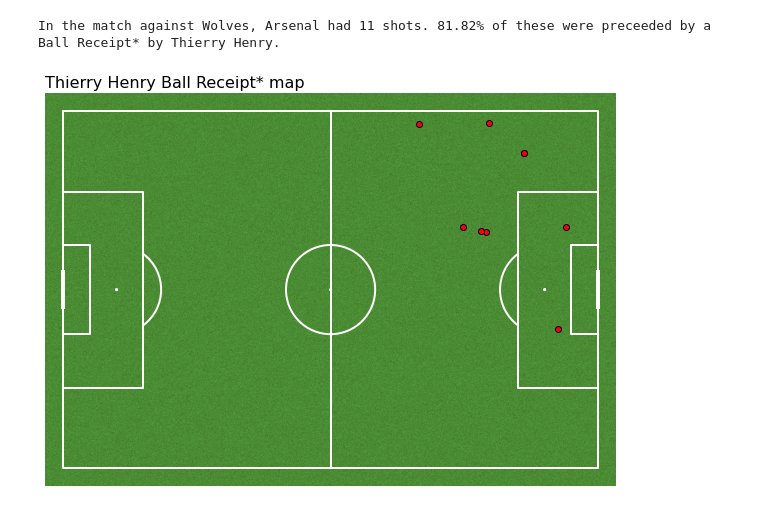
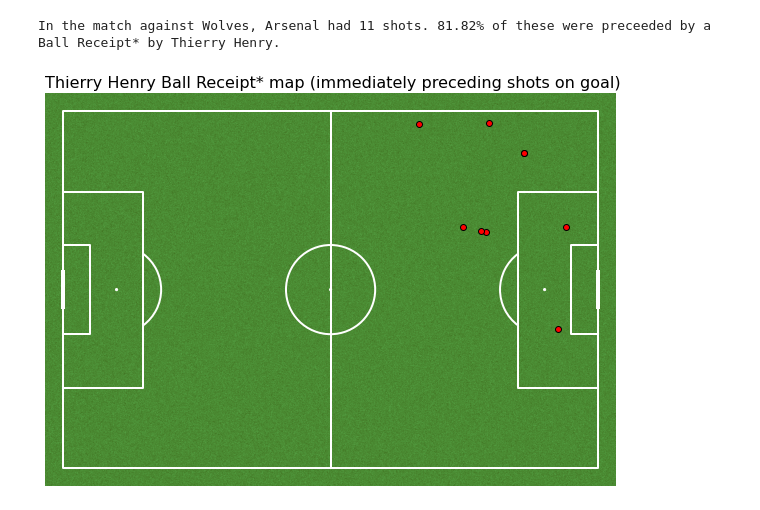
Before and after one commit to harrychurchley/football-sequence-analysis, a Jupyter notebook: basic-example.ipynb, the cells around one changed output. Drawn from its saved outputs; the diff is of its cells as text; code cells hidden in the pictures.

```diff
--- a/basic-example.ipynb
+++ b/basic-example.ipynb
@@ -170,21 +203,21 @@ In the match against Wolves, Arsenal had 11 shots. 81.82% of these were preceede
 # %%
 # visualise events
 
 event_id=int(common_event[:2])
 pitch = Pitch(pitch_color='grass', line_color='white', stripe=False)
 fig, ax = pitch.draw(figsize=(10, 6))
 
 if event_id==42:
     ax.scatter(common_event_data['location_x'], common_event_data['location_y'], color='red', edgecolor='black', zorder=10)
 elif event_id==30:
     ax.quiver(common_event_data['location_x'], common_event_data['location_y'],
              common_event_data['pass.end_location_x'] - common_event_data['location_x'], common_event_data['pass.end_location_y'] - common_event_data['location_y'],
              color='red', scale_units='xy', angles='xy', scale=1, width=0.005)
 elif event_id==43:
     ax.quiver(common_event_data['location_x'], common_event_data['location_y'],
              common_event_data['carry.end_location_x'] - common_event_data['location_x'], common_event_data['carry.end_location_y'] - common_event_data['location_y'],
              color='black', scale_units='xy', angles='xy', scale=1, width=0.005)
-ax.set_title(f"{player_name} {type_name} map", fontsize=16, loc='left')
+ax.set_title(f"{player_name} {type_name} map (immediately preceding shots on goal)", fontsize=16, loc='left')
 plt.show()
 # %% [output]
-[figure, old version]
+[figure, new version]
```
Also changed, not shown: parts of 3 cells of this notebook, 6 other files.
